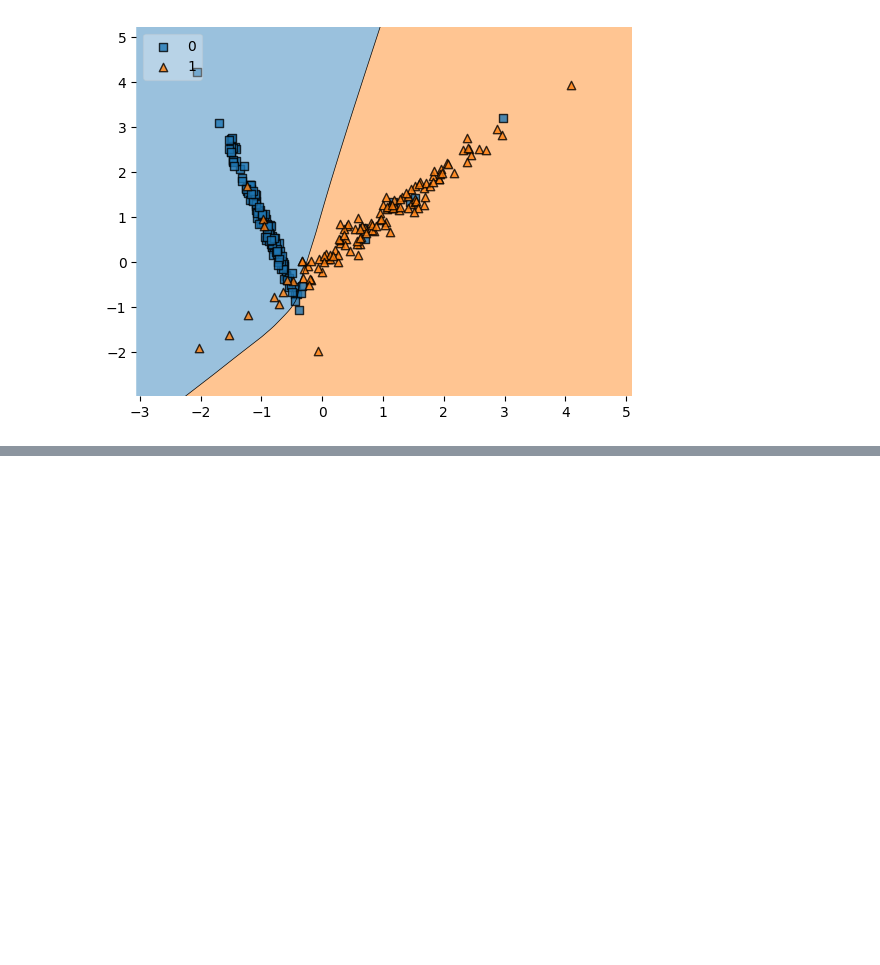
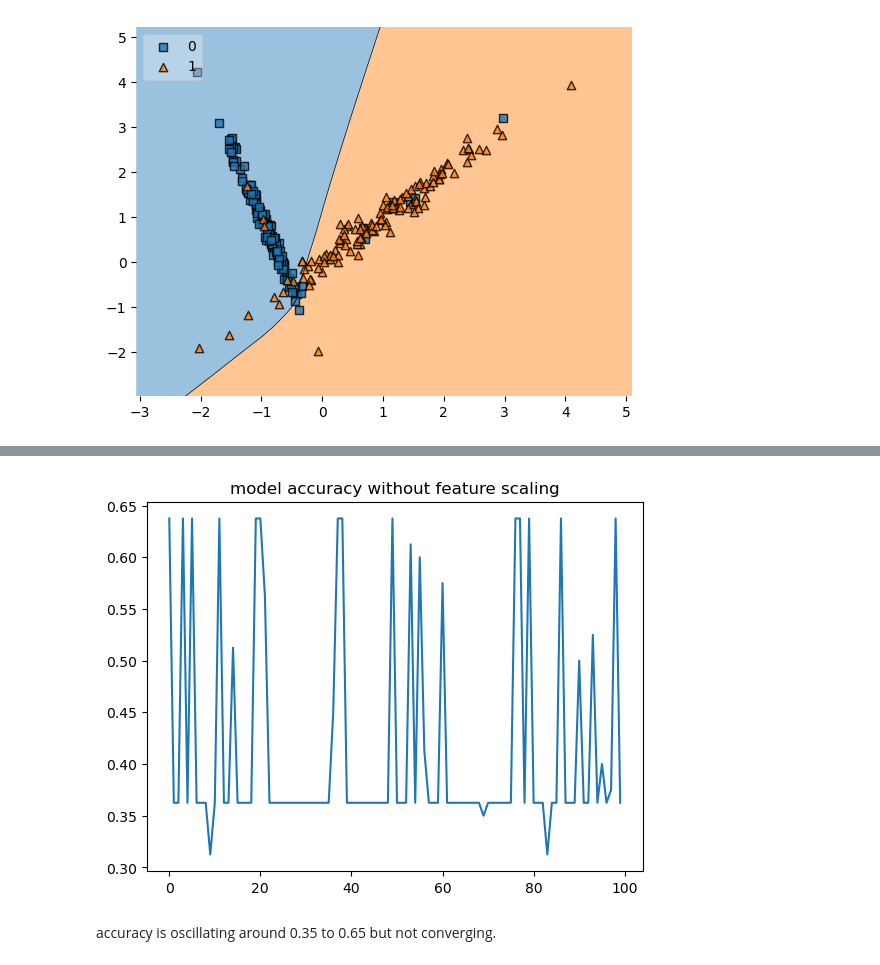
Before and after one commit to Naman-Agrawal19/DL, a Jupyter notebook: early_stopping.ipynb, the cells around one changed output, grey strips where cells are left out. Saved outputs shown, nothing was run; the diff lists cells and outputs as text; code cells hidden in the pictures; blank space fills up the shorter version.

```diff
--- a/early_stopping.ipynb
+++ b/early_stopping.ipynb
@@ -174,0 +357,15 @@ plt.show()
+# %%
+x = df.iloc[:,0:2]
+y = df.iloc[:,-1]
+# %%
+# creating a neural network model without scaling
+import tensorflow as tf
+from tensorflow import keras
+from keras import Sequential
+from keras.layers import Dense
+
+model3 = Sequential()
+model3.add(Dense(128, input_dim=2, activation='relu'))
+model3.add(Dense(1, activation='sigmoid'))
+
+model3.compile(optimizer='adam',loss='binary_crossentropy',metrics=['accuracy'])
@@ -174,0 +388,2 @@ plt.show()
+# %%
+history3 = model3.fit(x=x, y=y, epochs=100, validation_split=0.2)
@@ -174,0 +408,8 @@ plt.show()
+# %%
+plt.plot(history3.history['val_accuracy'])
+plt.title('model accuracy without feature scaling')
+plt.show()
+# %% [output]
+[figure, added]
+# %% [markdown]
+accuracy is oscillating around 0.35 to 0.65 but not converging.
```
Also changed, not shown: parts of 15 cells of this notebook.
